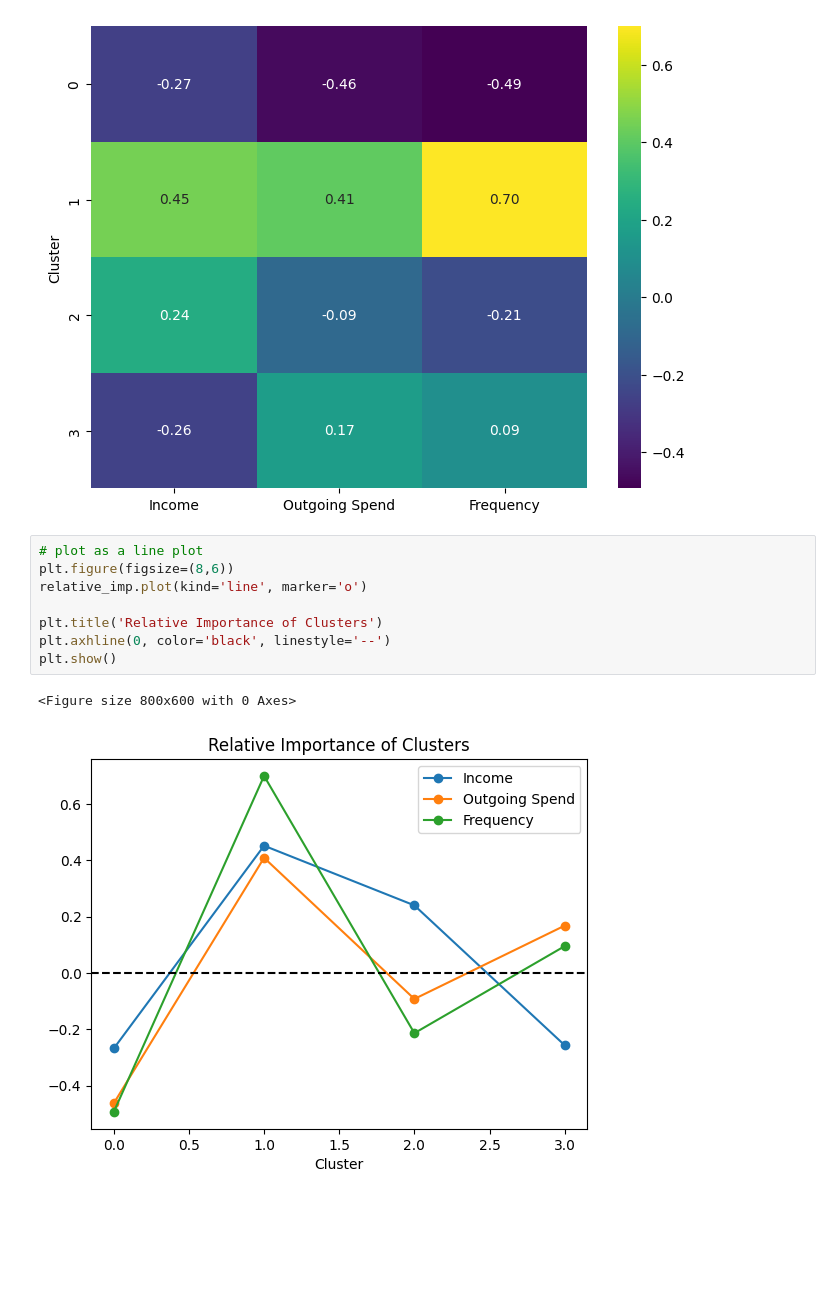
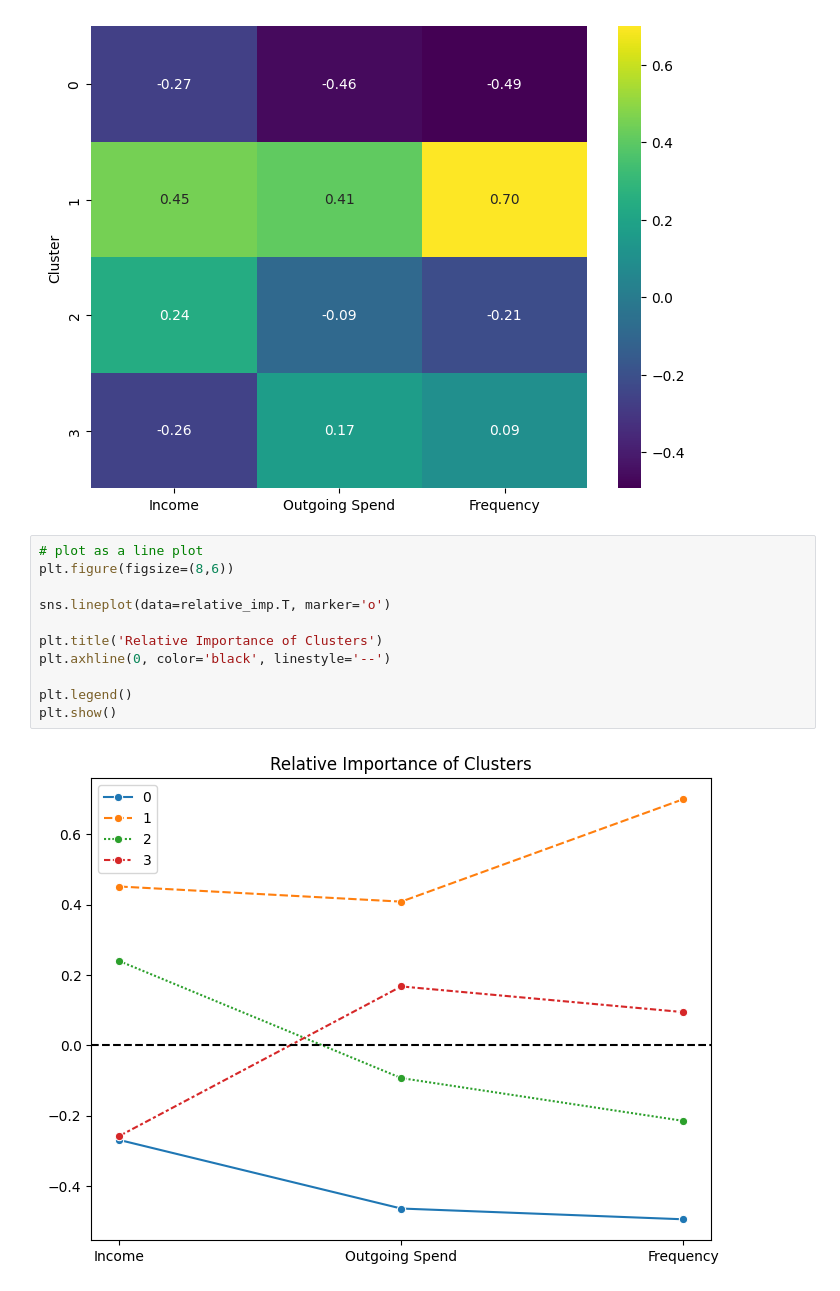
Before and after one commit to UoB-DSMP-2023-24/dsmp-2024-group-38, a Jupyter notebook: dataset2_segmentation_salary_transactions_frequency.ipynb, the cells around one changed output. Cells and saved outputs as stored; diff of their text form; blank space fills up the shorter version.

```diff
--- a/dataset2_segmentation_salary_transactions_frequency.ipynb
+++ b/dataset2_segmentation_salary_transactions_frequency.ipynb
@@ -434,11 +434,13 @@ ax_heat=sns.heatmap(data=relative_imp, annot=True, fmt='.2f', cmap='viridis')
 # %%
 # plot as a line plot
 plt.figure(figsize=(8,6))
-relative_imp.plot(kind='line', marker='o')
+
+sns.lineplot(data=relative_imp.T, marker='o')
 
 plt.title('Relative Importance of Clusters')
 plt.axhline(0, color='black', linestyle='--')
+
+plt.legend()
 plt.show()
 # %% [output]
-<Figure size 800x600 with 0 Axes>
-[figure, old version]
+[figure, new version]
```
